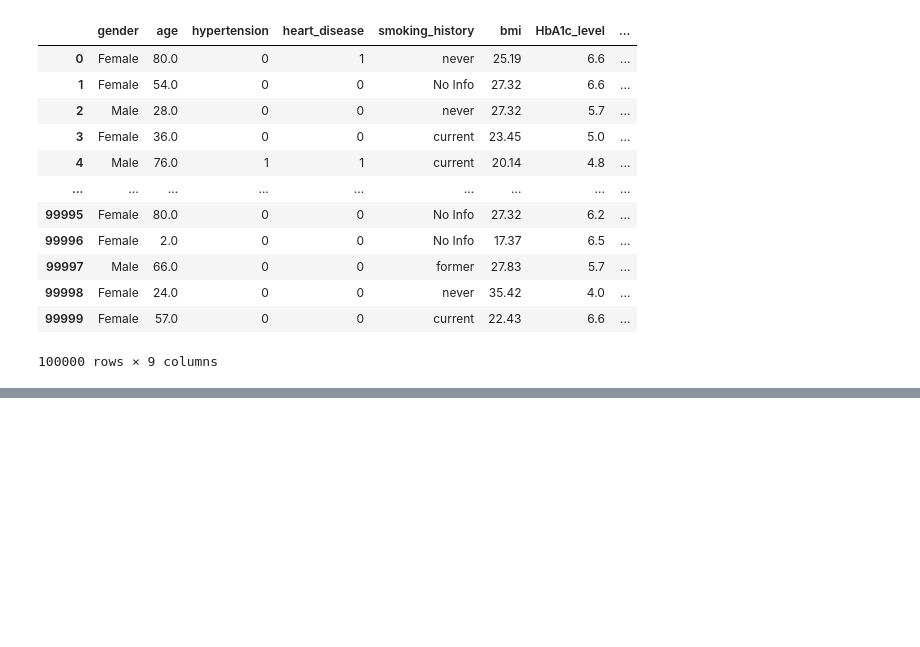
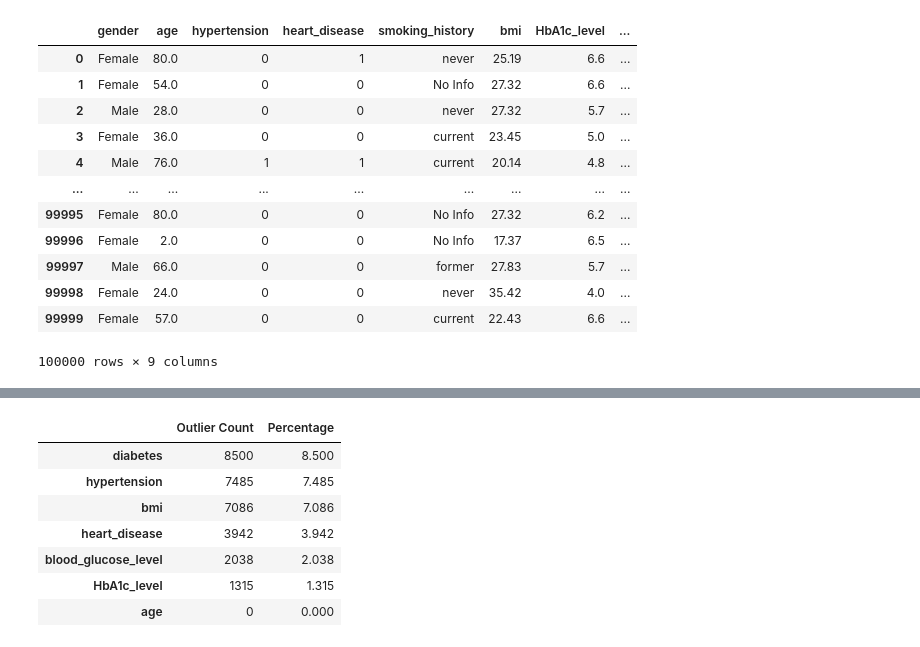
Before and after one commit to Mozzyvocca/Python-Data-Learning, a Jupyter notebook: diabetes.ipynb, the cells around one changed output, grey strips where cells are left out. Cells and saved outputs as stored; diff of their text form; code cells hidden in the pictures; blank space fills up the shorter version.

```diff
--- a/diabetes.ipynb
+++ b/diabetes.ipynb
@@ -87,0 +69,35 @@ plt.show()
+# %%
+## handel outlier
+numerical_columns = df.select_dtypes(include='number').columns
+
+Q1 = df[numerical_columns].quantile(0.25)
+Q3 = df[numerical_columns].quantile(0.75)
+
+IQR = Q3 - Q1
+
+lower_bound = Q1 - 1.5 * IQR
+upper_bound = Q3 + 1.5 * IQR
+
+outlier_mask = (
+    (df[numerical_columns] < lower_bound) |
+    (df[numerical_columns] > upper_bound)
+)
+
+outlier_summary = pd.DataFrame({
+    'Outlier Count': outlier_mask.sum(),
+    'Percentage': outlier_mask.mean() * 100
+})
+
+outlier_summary.sort_values(
+    by='Outlier Count',
+    ascending=False
+)
+# %% [output]
+|  | Outlier Count | Percentage |
+| diabetes | 8500 | 8.500 |
+| hypertension | 7485 | 7.485 |
+| bmi | 7086 | 7.086 |
+| heart_disease | 3942 | 3.942 |
+| blood_glucose_level | 2038 | 2.038 |
+| HbA1c_level | 1315 | 1.315 |
+| age | 0 | 0.000 |
```
Also changed, not shown: parts of 13 cells of this notebook, 4 other files.
